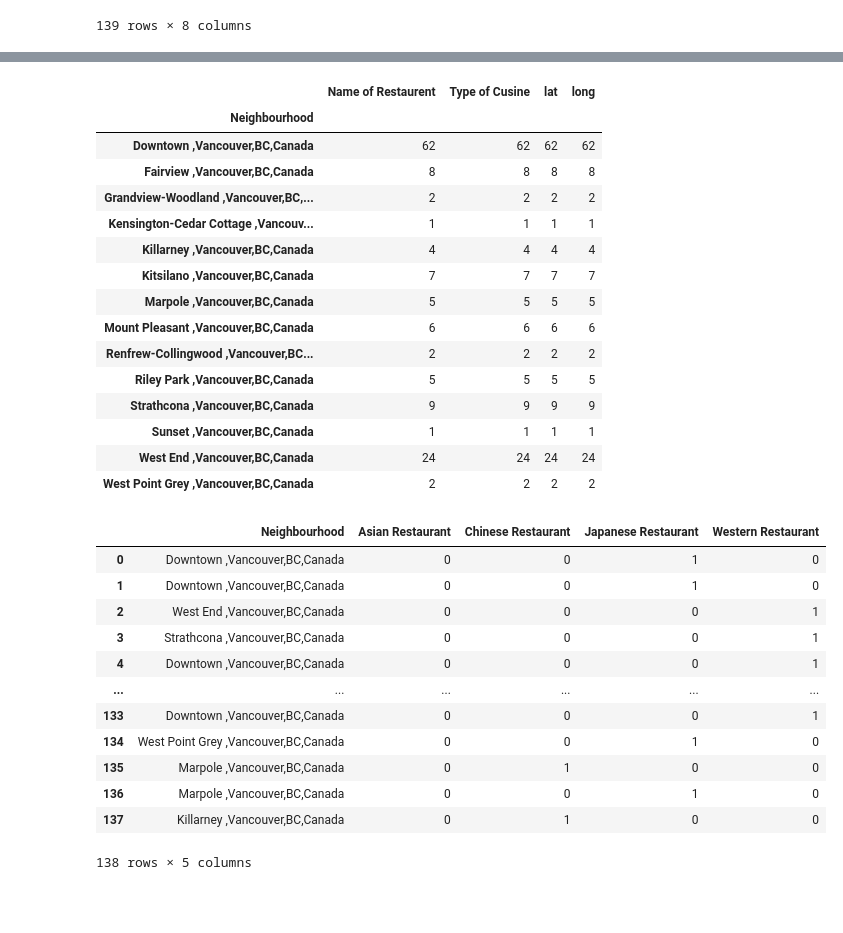
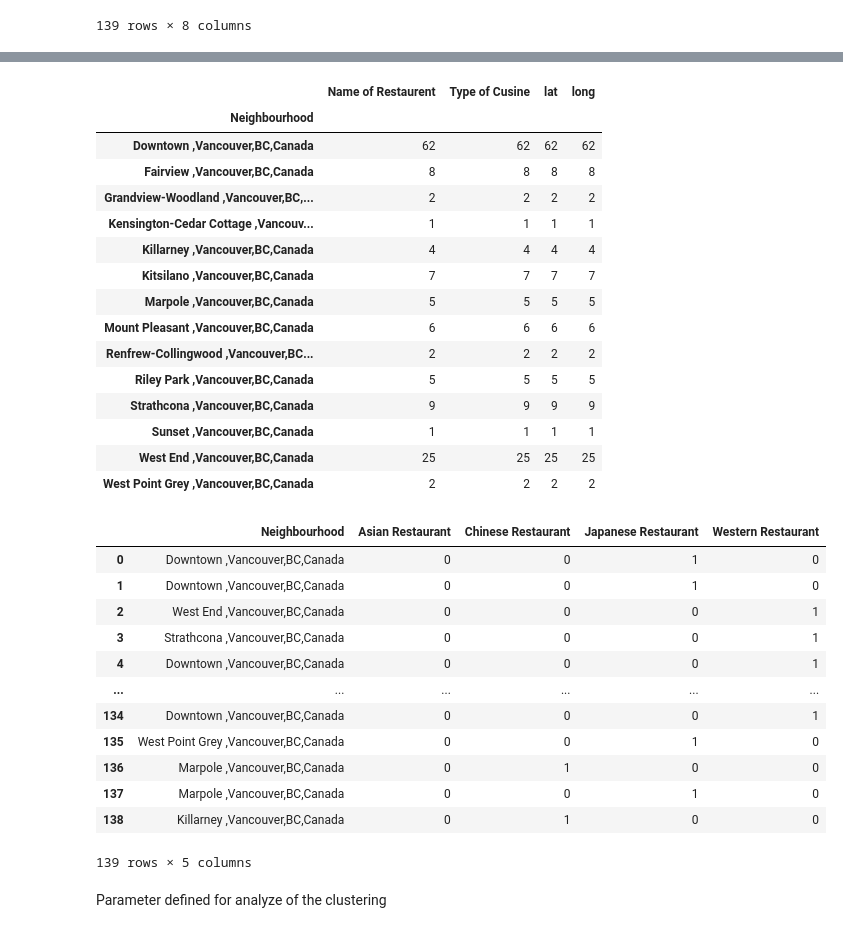
Before and after one commit to leanohl/BA_ClusteringofRestaurants, a Jupyter notebook: clusteringVancouver.ipynb, the cells around one changed output, grey strips where cells are left out. Saved outputs shown, nothing was run; the diff lists cells and outputs as text; code cells hidden in the pictures; blank space fills up the shorter version.

```diff
--- a/clusteringVancouver.ipynb
+++ b/clusteringVancouver.ipynb
@@ -588,9 +581,6 @@ df_final_rest.head()
 
 from math import radians, cos, sin, asin, sqrt
 def dist(lat1, long1, lat2, long2):
-    """
-Replicating the same formula as mentioned in Wiki
-    """
     # convert decimal degrees to radians
     lat1, long1, lat2, long2 = map(radians, [lat1, long1, lat2, long2])
     # haversine formula
@@ -624,0 +601,5 @@ df_new_rest.head()
+# %%
+df_final_rest['Neighbourhood'] = df_final_rest.apply(
+    lambda row: find_nearest(row['lat'], row['long']),
+    axis=1)
+df_final_rest.head()
@@ -625,5 +613,5 @@ df_new_rest.head()
 # %%
-df_new_rest.groupby('Neighbourhood').count()
+df_final_rest.groupby('Neighbourhood').count()
 # %% [output]
 |  | Name of Restaurent | Type of Cusine | lat | long |
 | Neighbourhood |  |  |  |  |
@@ -639,6 +627,6 @@ df_new_rest.groupby('Neighbourhood').count()
 | Riley Park ,Vancouver,BC,Canada | 5 | 5 | 5 | 5 |
 | Strathcona ,Vancouver,BC,Canada | 9 | 9 | 9 | 9 |
 | Sunset ,Vancouver,BC,Canada | 1 | 1 | 1 | 1 |
-| West End ,Vancouver,BC,Canada | 24 | 24 | 24 | 24 |
+| West End ,Vancouver,BC,Canada | 25 | 25 | 25 | 25 |
 | West Point Grey ,Vancouver,BC,Canada | 2 | 2 | 2 | 2 |
 # %%
@@ -646,27 +634,29 @@ df_new_rest.groupby('Neighbourhood').count()
 # %%
 # one hot encoding
-vancouver_onehot = pd.get_dummies(df_new_rest[['Type of Cusine']], prefix='', prefix_sep='')
+vancouver_onehot = pd.get_dummies(df_final_rest[['Type of Cusine']], prefix='', prefix_sep='')
 
 # add neighbourhood to column back to data frame
-vancouver_onehot['Neighbourhood'] = df_new_rest['Neighbourhood']
+vancouver_onehot['Neighbourhood'] = df_final_rest['Neighbourhood']
 
 # move neighbourhood column to the first column
 vancouver_onehot = vancouver_onehot[ ['Neighbourhood'] + [ col for col in vancouver_onehot.columns if col != 'Neighbourhood']]
-vancouver_onehot
+vancouver_onehot.head()
 # %% [output]
 |  | Neighbourhood | Asian Restaurant | Chinese Restaurant | Japanese Restaurant | Western Restaurant |
 | 0 | Downtown ,Vancouver,BC,Canada | 0 | 0 | 1 | 0 |
 | 1 | Downtown ,Vancouver,BC,Canada | 0 | 0 | 1 | 0 |
 | 2 | West End ,Vancouver,BC,Canada | 0 | 0 | 0 | 1 |
 | 3 | Strathcona ,Vancouver,BC,Canada | 0 | 0 | 0 | 1 |
 | 4 | Downtown ,Vancouver,BC,Canada | 0 | 0 | 0 | 1 |
 | ... | ... | ... | ... | ... | ... |
-| 133 | Downtown ,Vancouver,BC,Canada | 0 | 0 | 0 | 1 |
-| 134 | West Point Grey ,Vancouver,BC,Canada | 0 | 0 | 1 | 0 |
-| 135 | Marpole ,Vancouver,BC,Canada | 0 | 1 | 0 | 0 |
-| 136 | Marpole ,Vancouver,BC,Canada | 0 | 0 | 1 | 0 |
-| 137 | Killarney ,Vancouver,BC,Canada | 0 | 1 | 0 | 0 |
+| 134 | Downtown ,Vancouver,BC,Canada | 0 | 0 | 0 | 1 |
+| 135 | West Point Grey ,Vancouver,BC,Canada | 0 | 0 | 1 | 0 |
+| 136 | Marpole ,Vancouver,BC,Canada | 0 | 1 | 0 | 0 |
+| 137 | Marpole ,Vancouver,BC,Canada | 0 | 0 | 1 | 0 |
+| 138 | Killarney ,Vancouver,BC,Canada | 0 | 1 | 0 | 0 |
-138 rows × 5 columns
+139 rows × 5 columns
+# %% [markdown]
+Parameter defined for analyze of the clustering
 # %%
 # If you want to change the clustering for another parameter, just ajust this string
 str_cluster = "Chinese"
```
Also changed, not shown: parts of 21 cells of this notebook, 1 other file.
